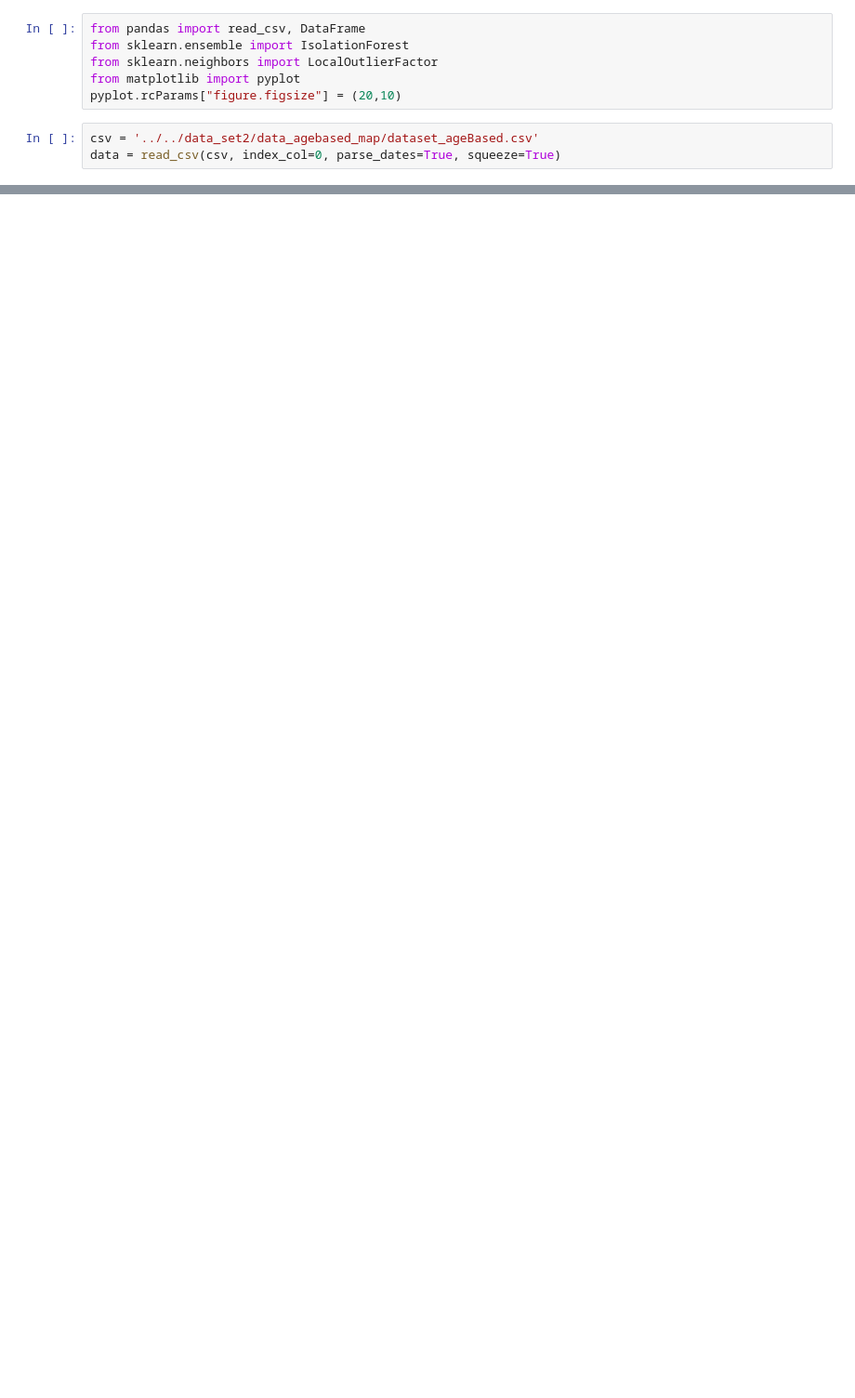
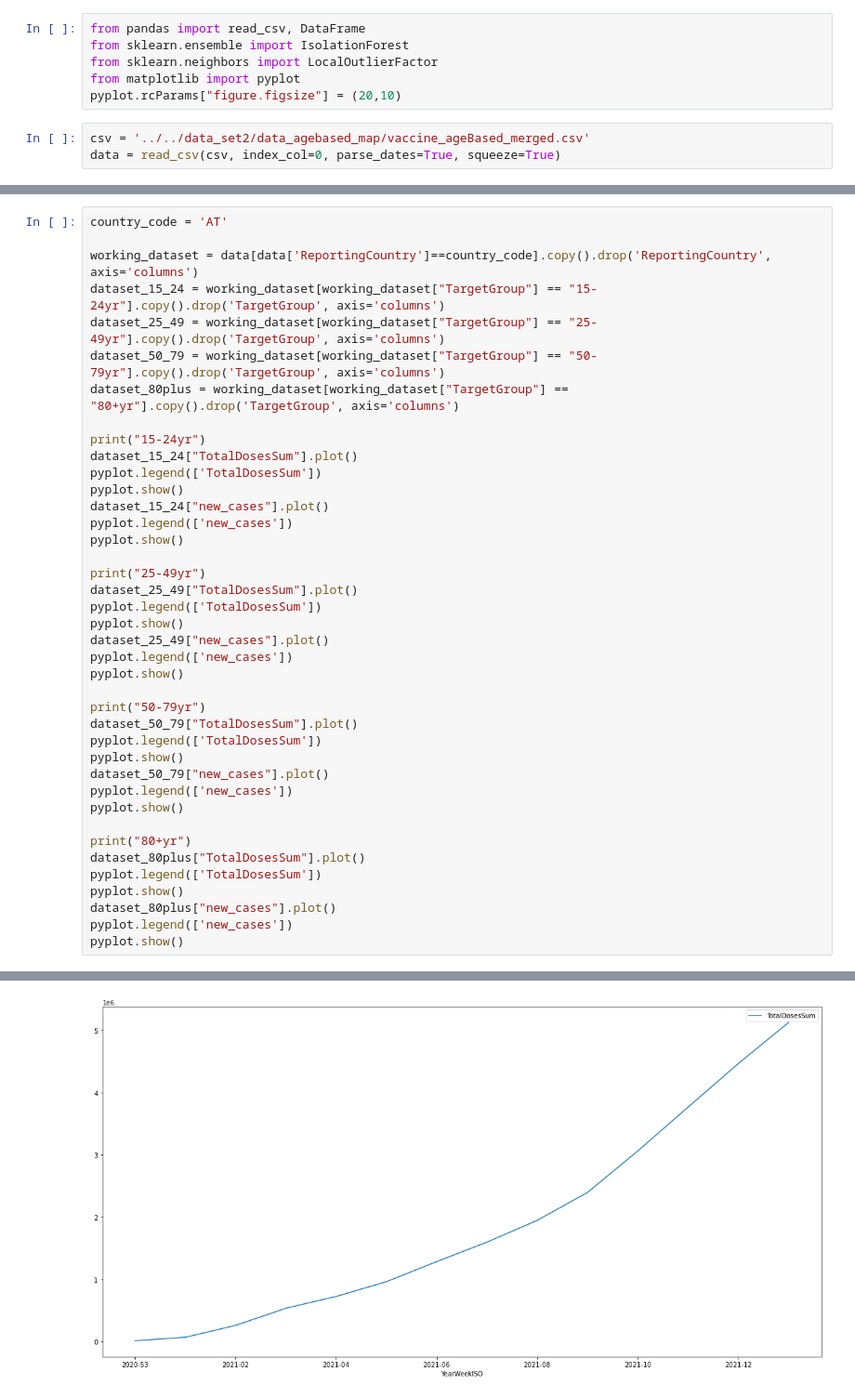
Before and after one commit to mihai97ionita/COVID-19-ML, a Jupyter notebook: main/time_series_view/plots_sem2_DataCases_AgeBased.ipynb, the cells around one changed output, grey strips where cells are left out. Shown: that part at 93% size. Drawn from its saved outputs; the diff is of its cells as text; blank space fills up the shorter version.

Commit message:
plotat data_vaccine + data_age_based(new cases)

```diff
--- a/main/time_series_view/plots_sem2_DataCases_AgeBased.ipynb
+++ b/main/time_series_view/plots_sem2_DataCases_AgeBased.ipynb
@@ -5,5 +5,5 @@ from sklearn.neighbors import LocalOutlierFactor
 from matplotlib import pyplot
 pyplot.rcParams["figure.figsize"] = (20,10)
 # %%
-csv = '../../data_set2/data_agebased_map/dataset_ageBased.csv'
+csv = '../../data_set2/data_agebased_map/vaccine_ageBased_merged.csv'
 data = read_csv(csv, index_col=0, parse_dates=True, squeeze=True)
@@ -39,0 +10,41 @@ pyplot.show()
+# %%
+country_code = 'AT'
+
+working_dataset = data[data['ReportingCountry']==country_code].copy().drop('ReportingCountry', axis='columns')
+dataset_15_24 = working_dataset[working_dataset["TargetGroup"] == "15-24yr"].copy().drop('TargetGroup', axis='columns')
+dataset_25_49 = working_dataset[working_dataset["TargetGroup"] == "25-49yr"].copy().drop('TargetGroup', axis='columns')
+dataset_50_79 = working_dataset[working_dataset["TargetGroup"] == "50-79yr"].copy().drop('TargetGroup', axis='columns')
+dataset_80plus = working_dataset[working_dataset["TargetGroup"] == "80+yr"].copy().drop('TargetGroup', axis='columns')
+
+print("15-24yr")
+dataset_15_24["TotalDosesSum"].plot()
+pyplot.legend(['TotalDosesSum'])
+pyplot.show()
+dataset_15_24["new_cases"].plot()
+pyplot.legend(['new_cases'])
+pyplot.show()
+
+print("25-49yr")
+dataset_25_49["TotalDosesSum"].plot()
+pyplot.legend(['TotalDosesSum'])
+pyplot.show()
+dataset_25_49["new_cases"].plot()
+pyplot.legend(['new_cases'])
+pyplot.show()
+
+print("50-79yr")
+dataset_50_79["TotalDosesSum"].plot()
+pyplot.legend(['TotalDosesSum'])
+pyplot.show()
+dataset_50_79["new_cases"].plot()
+pyplot.legend(['new_cases'])
+pyplot.show()
+
+print("80+yr")
+dataset_80plus["TotalDosesSum"].plot()
+pyplot.legend(['TotalDosesSum'])
+pyplot.show()
+dataset_80plus["new_cases"].plot()
+pyplot.legend(['new_cases'])
+pyplot.show()
+# %% [output]
@@ -39,0 +52 @@ pyplot.show()
+[figure, added]
```
Also changed, not shown: parts of 2 cells of this notebook, 4 other files.
